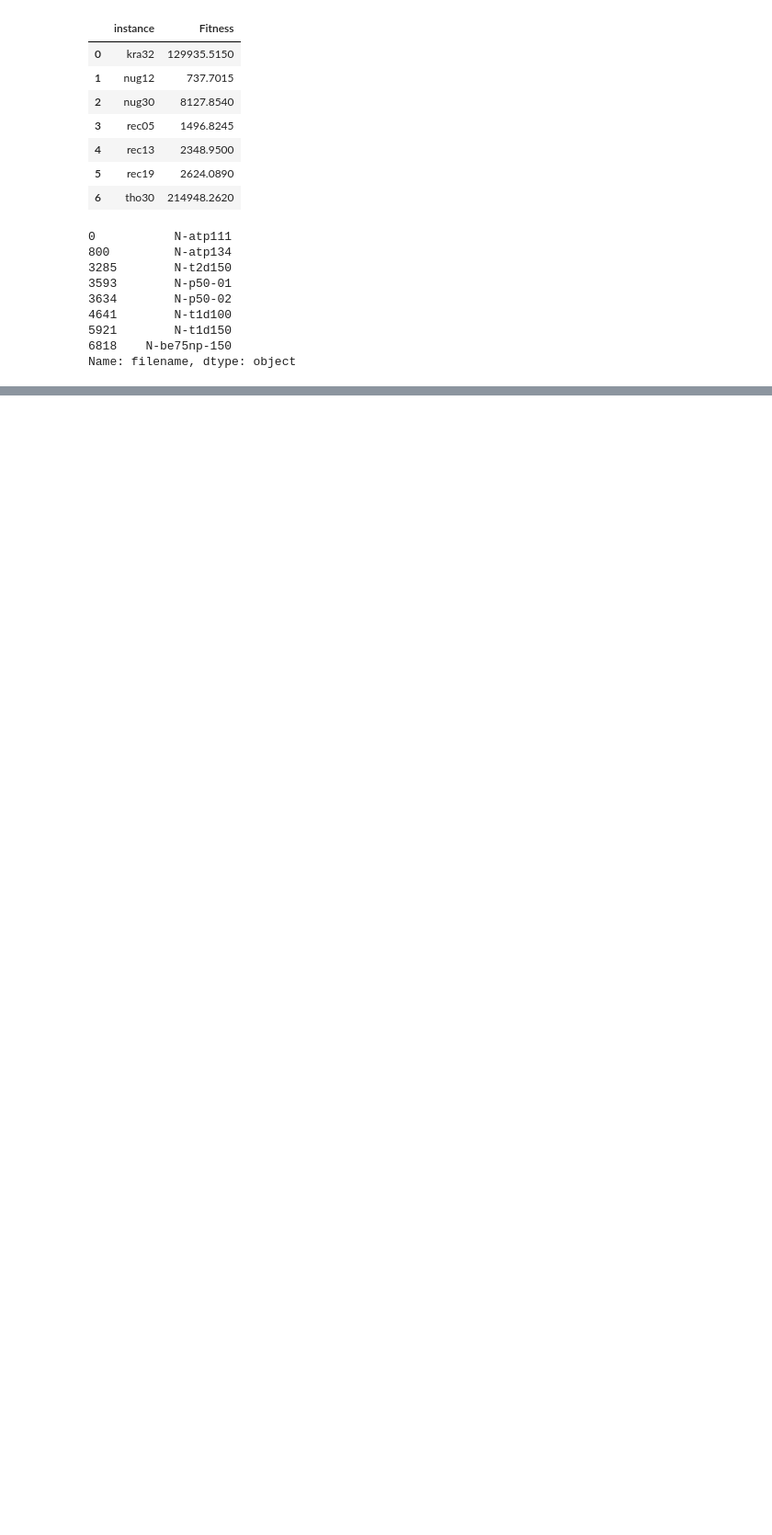
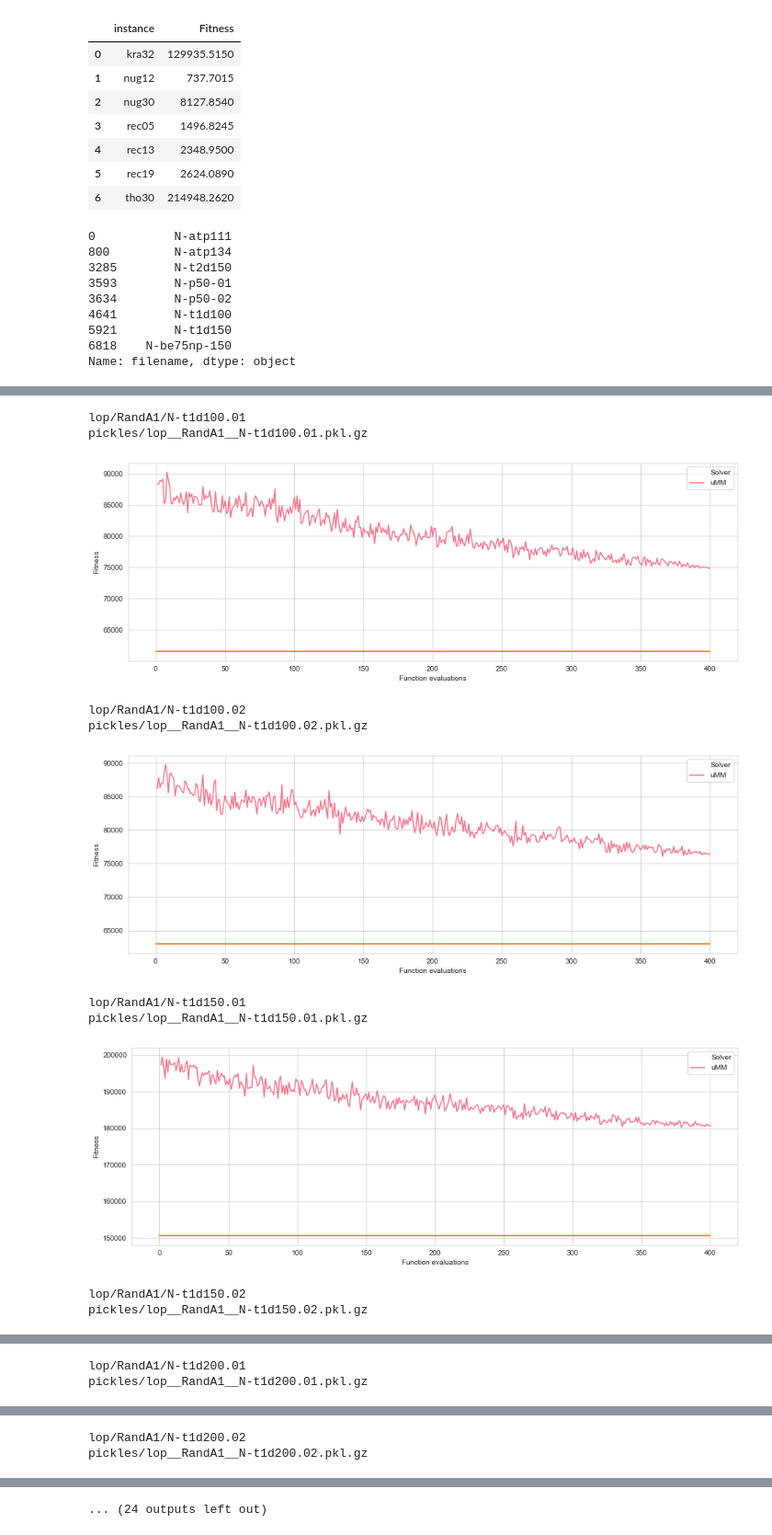
Before and after one commit to ekhiru/BB_optim, a Jupyter notebook: BB opt 2.ipynb, the cells around one changed output, grey strips where cells are left out. Shown at 92% size. Saved outputs shown, nothing was run; the diff lists cells and outputs as text; code cells hidden in the pictures; blank space fills up the shorter version.

```diff
--- a/BB opt 2.ipynb
+++ b/BB opt 2.ipynb
@@ -376,0 +385,46 @@ Name: filename, dtype: object
+# %%
+from pathlib import Path
+best = pd.read_csv('lop/best_fitness_selected.txt',sep='\t')
+## maximizar la de abajo o minimizar la de arriba, el plateamiento es distint, hay q ajustar los datos que nos dan del best_fval
+# cambia los de la carperta LOP
+for instance_name in best.instance_name:
+  inst = find_in_lop_folder(instance_name)
+  if inst is not None:
+    ins, be = inst.sum() , best[best.instance_name==instance_name].best_known_global.values[0]
+    best.loc[best.instance_name==instance_name, 'best_known_global'] = ins - be
+best = best[best.instance_name.str.startswith('N-')]
+best
+for ind, row in best.iterrows():
+  out_filename = find_in_lop_folder(row.instance_name, ret_value='path')
+  print(out_filename)
+  out_filename = "pickles/"+out_filename.replace("/", "__").replace(".txt", "")+'.pkl.gz'
+  if not Path(out_filename).exists():
+    print("NOT FINISHED",out_filename)
+  else:
+    print(out_filename)
+    df = pd.read_pickle(out_filename)
+    sns.set_style("whitegrid")
+  #   print("ranking of the solvers by fitness")
+  #   print(df.groupby(['Solver','seed']).Fitness.min().reset_index().sort_values(by='Fitness').Solver.values)
+    color_variable = 'Solver'
+    y_variables = ['Fitness']#,'Distance','phi_sample'
+    palette = sns.color_palette("husl", len(df[color_variable].drop_duplicates()))
+    for y_variable in y_variables:
+        plt.figure(figsize=(15,5))
+        g = sns.lineplot(x='Function evaluations',y=y_variable,hue='Solver',data=df, palette=palette)
+        g.plot([0, 400], [row.best_known_global, row.best_known_global], linewidth=2)
+  #       g.set_title(r'Instance harrness, $\phi$='+str(phi))
+  #       plt.savefig('img/fitness_phi_'+str(phi)+'.jpg')
+        plt.show()
+# %% [output]
+lop/RandA1/N-t1d100.01
+pickles/lop__RandA1__N-t1d100.01.pkl.gz
+[figure, added]
+lop/RandA1/N-t1d100.02
+pickles/lop__RandA1__N-t1d100.02.pkl.gz
+[figure, added]
+lop/RandA1/N-t1d150.01
+pickles/lop__RandA1__N-t1d150.01.pkl.gz
+[figure, added]
+lop/RandA1/N-t1d150.02
+pickles/lop__RandA1__N-t1d150.02.pkl.gz
@@ -376,0 +432,2 @@ Name: filename, dtype: object
+lop/RandA1/N-t1d200.01
+pickles/lop__RandA1__N-t1d200.01.pkl.gz
@@ -376,0 +435,2 @@ Name: filename, dtype: object
+lop/RandA1/N-t1d200.02
+pickles/lop__RandA1__N-t1d200.02.pkl.gz
@@ -376,0 +438 @@ Name: filename, dtype: object
+... (24 outputs left out)
```
Also changed, not shown: parts of 7 cells of this notebook, 4 other files.
